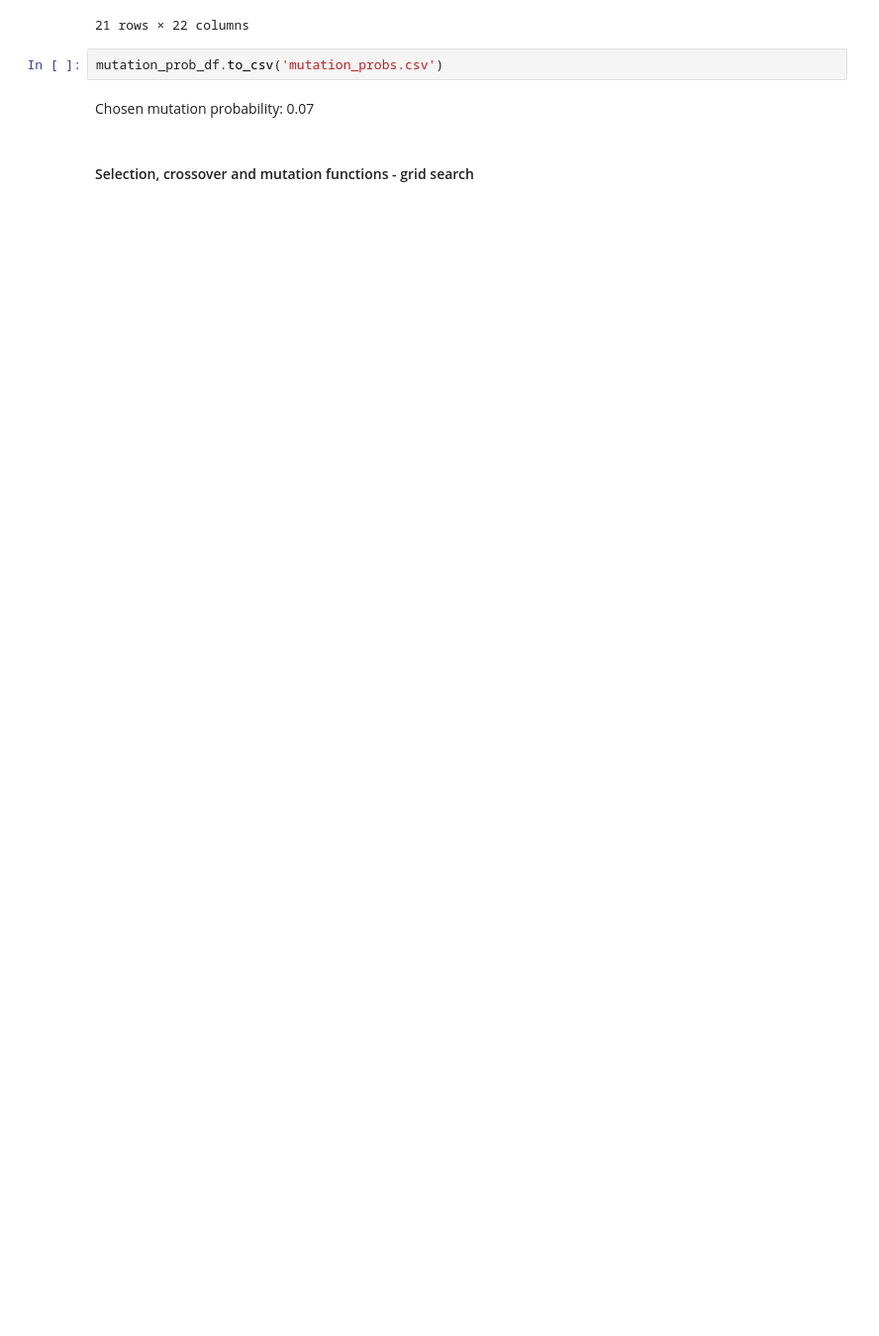
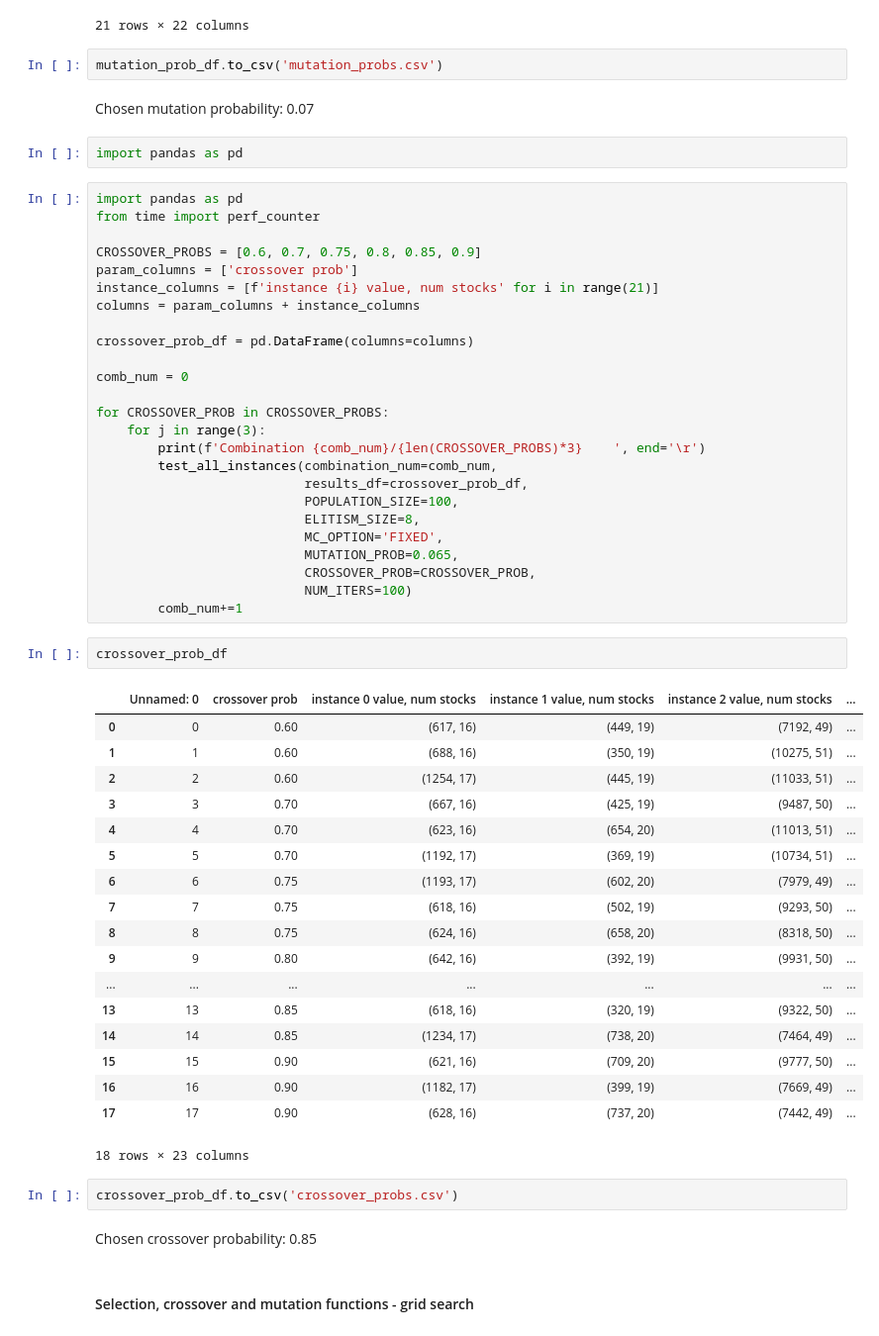
Before and after one commit to MilenkovicMaja/csp_optimization, a Jupyter notebook: csp.ipynb, the cells around one changed output. Shown at 99% size. Cells and saved outputs as stored; diff of their text form; blank space fills up the shorter version.

Commit message:
Test crossover probability

```diff
--- a/csp.ipynb
+++ b/csp.ipynb
@@ -863,6 +863,58 @@ mutation_prob_df
 mutation_prob_df.to_csv('mutation_probs.csv')
 # %% [markdown]
 Chosen mutation probability: 0.07
+# %%
+import pandas as pd
+# %%
+import pandas as pd
+from time import perf_counter
+
+CROSSOVER_PROBS = [0.6, 0.7, 0.75, 0.8, 0.85, 0.9]
+param_columns = ['crossover prob']
+instance_columns = [f'instance {i} value, num stocks' for i in range(21)]
+columns = param_columns + instance_columns
+
+crossover_prob_df = pd.DataFrame(columns=columns)
+
+comb_num = 0
+
+for CROSSOVER_PROB in CROSSOVER_PROBS:
+    for j in range(3):
+        print(f'Combination {comb_num}/{len(CROSSOVER_PROBS)*3}    ', end='\r')
+        test_all_instances(combination_num=comb_num,
+                           results_df=crossover_prob_df,
+                           POPULATION_SIZE=100,
+                           ELITISM_SIZE=8,
+                           MC_OPTION='FIXED',
+                           MUTATION_PROB=0.065,
+                           CROSSOVER_PROB=CROSSOVER_PROB,
+                           NUM_ITERS=100)
+        comb_num+=1
+# %%
+crossover_prob_df
+# %% [output]
+|  | Unnamed: 0 | crossover prob | instance 0 value, num stocks | instance 1 value, num stocks | instance 2 value, num stocks | ... |
+| 0 | 0 | 0.60 | (617, 16) | (449, 19) | (7192, 49) | ... |
+| 1 | 1 | 0.60 | (688, 16) | (350, 19) | (10275, 51) | ... |
+| 2 | 2 | 0.60 | (1254, 17) | (445, 19) | (11033, 51) | ... |
+| 3 | 3 | 0.70 | (667, 16) | (425, 19) | (9487, 50) | ... |
+| 4 | 4 | 0.70 | (623, 16) | (654, 20) | (11013, 51) | ... |
+| 5 | 5 | 0.70 | (1192, 17) | (369, 19) | (10734, 51) | ... |
+| 6 | 6 | 0.75 | (1193, 17) | (602, 20) | (7979, 49) | ... |
+| 7 | 7 | 0.75 | (618, 16) | (502, 19) | (9293, 50) | ... |
+| 8 | 8 | 0.75 | (624, 16) | (658, 20) | (8318, 50) | ... |
+| 9 | 9 | 0.80 | (642, 16) | (392, 19) | (9931, 50) | ... |
+| ... | ... | ... | ... | ... | ... | ... |
+| 13 | 13 | 0.85 | (618, 16) | (320, 19) | (9322, 50) | ... |
+| 14 | 14 | 0.85 | (1234, 17) | (738, 20) | (7464, 49) | ... |
+| 15 | 15 | 0.90 | (621, 16) | (709, 20) | (9777, 50) | ... |
+| 16 | 16 | 0.90 | (1182, 17) | (399, 19) | (7669, 49) | ... |
+| 17 | 17 | 0.90 | (628, 16) | (737, 20) | (7442, 49) | ... |
+18 rows × 23 columns
+# %%
+crossover_prob_df.to_csv('crossover_probs.csv')
+# %% [markdown]
+Chosen crossover probability: 0.85
 # %% [markdown]
 #### Selection, crossover and mutation functions - grid search
 # %%
```
Also changed, not shown: parts of 4 cells of this notebook, 5 other files.
